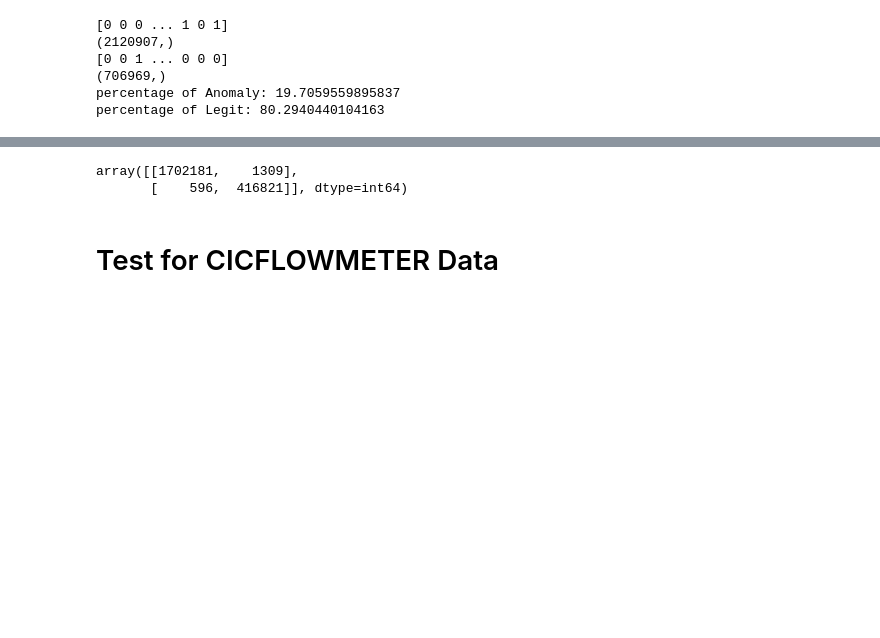
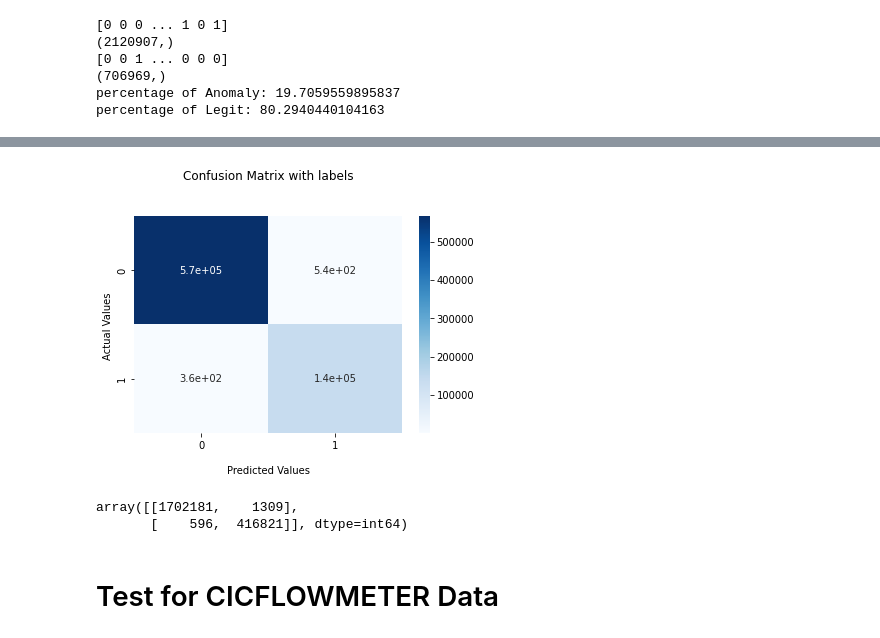
Before and after one commit to 0222826398/AIBOX_model, a Jupyter notebook: formodel.ipynb, the cells around one changed output, grey strips where cells are left out. Drawn from its saved outputs; the diff is of its cells as text; code cells hidden in the pictures; blank space fills up the shorter version.

```diff
--- a/formodel.ipynb
+++ b/formodel.ipynb
@@ -158,3 +137,21 @@ Name: Label, Length: 2120907, dtype: object
+# %%
+import seaborn as sns
+import matplotlib.pyplot as plt
+from sklearn.metrics import confusion_matrix
+cf_matrix = confusion_matrix(y_test, y_test_pred)
+tn, fp, fn, tp = cf_matrix.ravel()
+cf_matrix
+
+ax = sns.heatmap(cf_matrix, annot=True, cmap='Blues')
+
+ax.set_title('Confusion Matrix with labels\n\n');
+ax.set_xlabel('\nPredicted Values')
+ax.set_ylabel('Actual Values ');
+
+plt.show()
+# plt.savefig('img/new_confusion_matrix_32.png')
+# %% [output]
+[figure, added]
 # %%
 from sklearn.metrics import confusion_matrix
 
```
Also changed, not shown: parts of 11 cells of this notebook.
